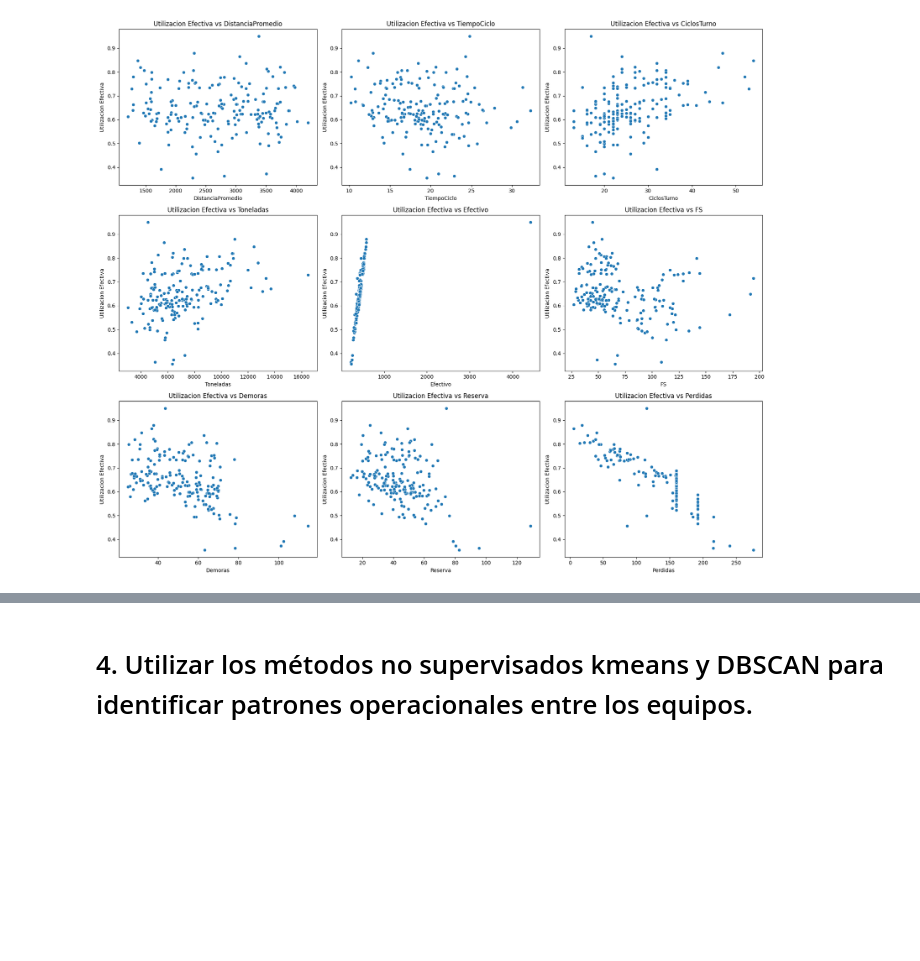
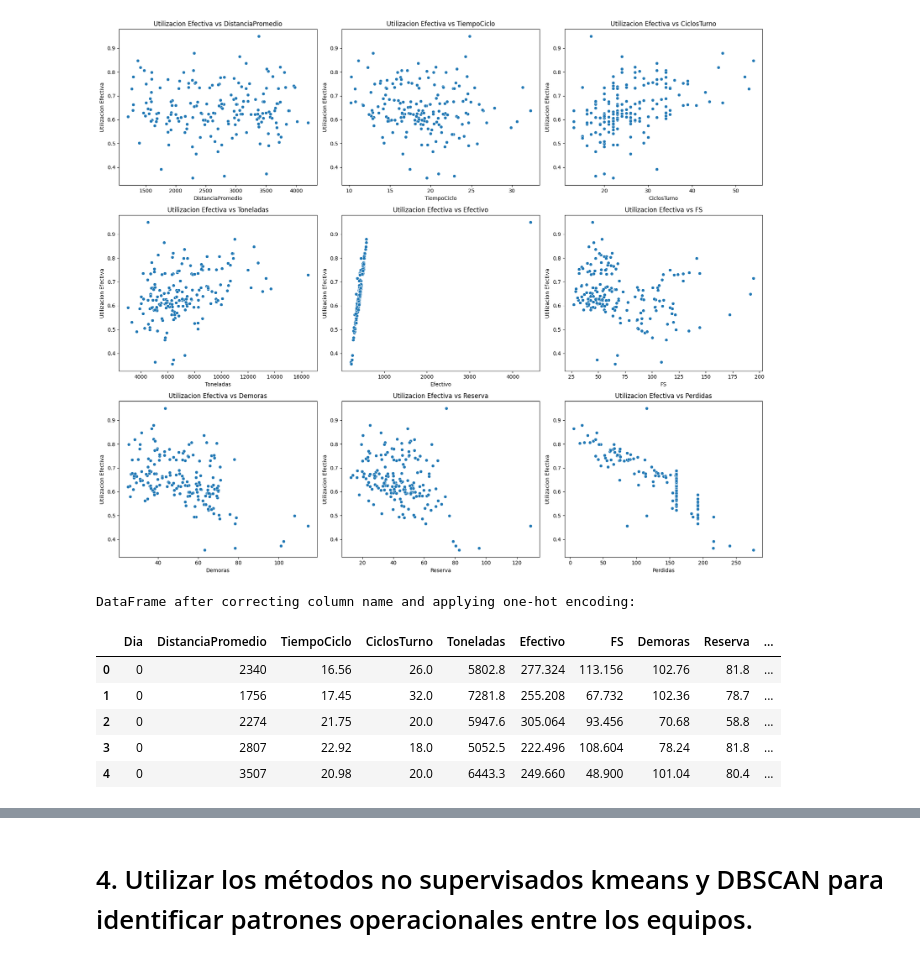
Before and after one commit to MatiasVelazcoGonzalez/Hitos_Analisis_de_datos-, a Jupyter notebook: Respaldo.ipynb, the cells around one changed output, grey strips where cells are left out. Drawn from its saved outputs; the diff is of its cells as text; code cells hidden in the pictures; blank space fills up the shorter version.

```diff
--- a/Respaldo.ipynb
+++ b/Respaldo.ipynb
@@ -460,0 +486,20 @@ Filas duplicadas restantes: 0
+# %%
+from sklearn.preprocessing import StandardScaler
+
+# Select only numerical columns for scaling, excluding potential identifiers like 'Dia' and 'Equipo'
+# You might need to adjust this list based on which columns you want to scale for your specific analysis (e.g., clustering)
+numeric_cols_for_scaling = df_CAEX.select_dtypes(include=np.number).columns.tolist()
+cols_to_exclude_from_scaling = ['Dia', 'Equipo', 'Nominal', 'Disponible', 'Disponibilidad', 'Utilizacion_Efectiva'] # Exclude identifiers and calculated KPIs if not needed for scaling
+cols_to_scale = [col for col in numeric_cols_for_scaling if col not in cols_to_exclude_from_scaling]
+
+# Initialize the StandardScaler
+scaler = StandardScaler()
+
+# Apply scaling to the selected numerical columns
+df_CAEX_Gaussiano = df_CAEX.copy() # Create a copy to keep the original data
+df_CAEX_Gaussiano[cols_to_scale] = scaler.fit_transform(df_CAEX[cols_to_scale])
+
+print("DataFrame after Standard Scaling of selected numerical columns:")
+display(df_CAEX_Gaussiano.head())
+
+# You can now use df_CAEX_Gaussiano for analyses that benefit from scaled data, like clustering or PCA.
@@ -738,3 +968,24 @@ Generating scatter plots for Disponibilidad vs numeric variables:
 [figure]
 Generating scatter plots for Utilizacion_Efectiva vs numeric variables:
 [figure]
+# %%
+# 1) Copia
+df_encoded = df_CAEX_capped.copy()
+
+# 2) Dummies (elige las que existan realmente en tu DF)
+cand_cat = ["Equipo","Turno", "Clima", "CondicionCamino"]
+cat_cols = [c for c in cand_cat if c in df_encoded.columns]
+
+#3) Pasar a dummies
+df_encoded = pd.get_dummies(df_encoded, columns=cat_cols, dtype=np.int64)
+
+print("DataFrame after correcting column name and applying one-hot encoding:")
+display(df_encoded.head())
+# %% [output]
+DataFrame after correcting column name and applying one-hot encoding:
+|  | Dia | DistanciaPromedio | TiempoCiclo | CiclosTurno | Toneladas | Efectivo | FS | Demoras | Reserva | ... |
+| 0 | 0 | 2340 | 16.56 | 26.0 | 5802.8 | 277.324 | 113.156 | 102.76 | 81.8 | ... |
+| 1 | 0 | 1756 | 17.45 | 32.0 | 7281.8 | 255.208 | 67.732 | 102.36 | 78.7 | ... |
+| 2 | 0 | 2274 | 21.75 | 20.0 | 5947.6 | 305.064 | 93.456 | 70.68 | 58.8 | ... |
+| 3 | 0 | 2807 | 22.92 | 18.0 | 5052.5 | 222.496 | 108.604 | 78.24 | 81.8 | ... |
+| 4 | 0 | 3507 | 20.98 | 20.0 | 6443.3 | 249.660 | 48.900 | 101.04 | 80.4 | ... |
```
Also changed, not shown: parts of 12 cells of this notebook.
